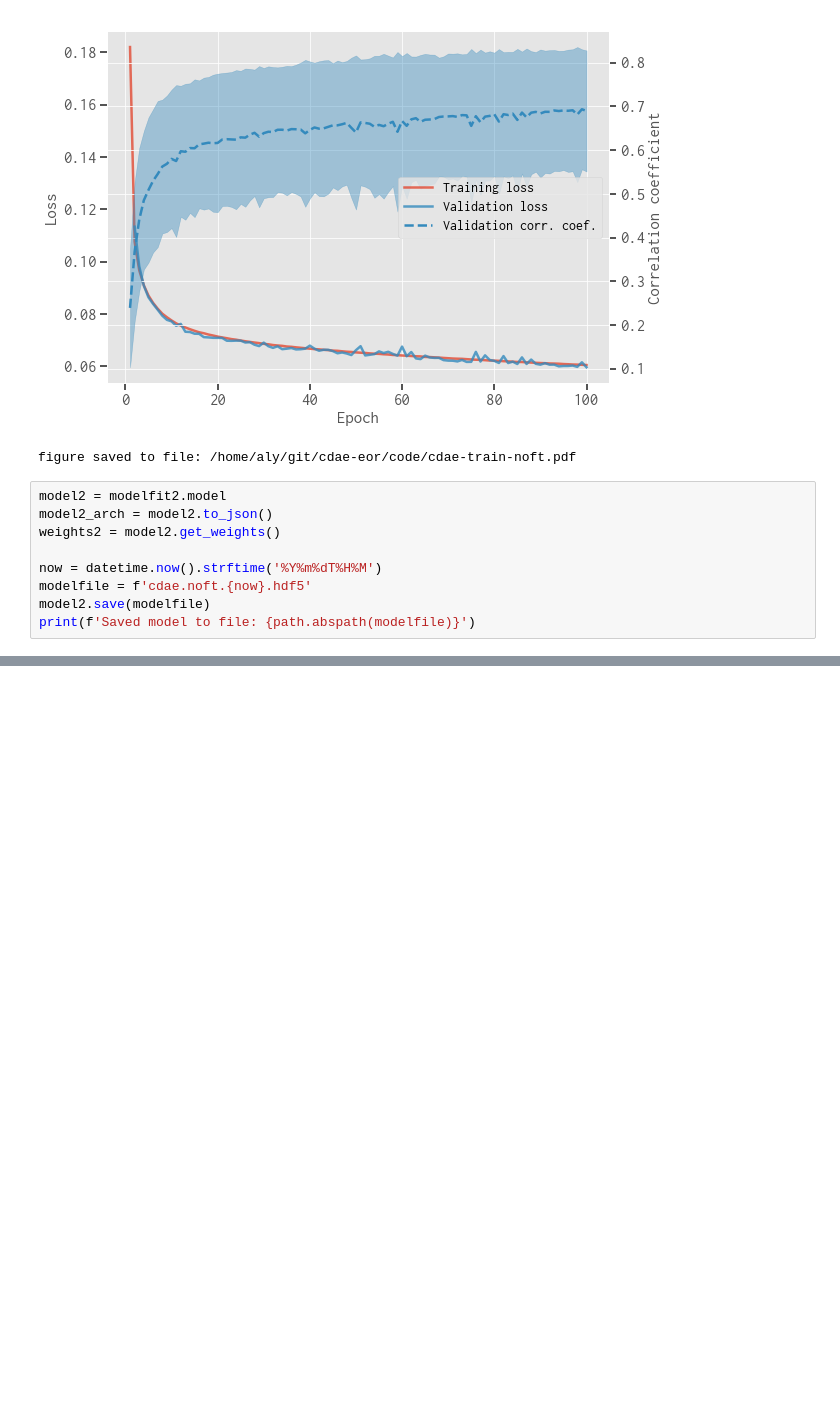
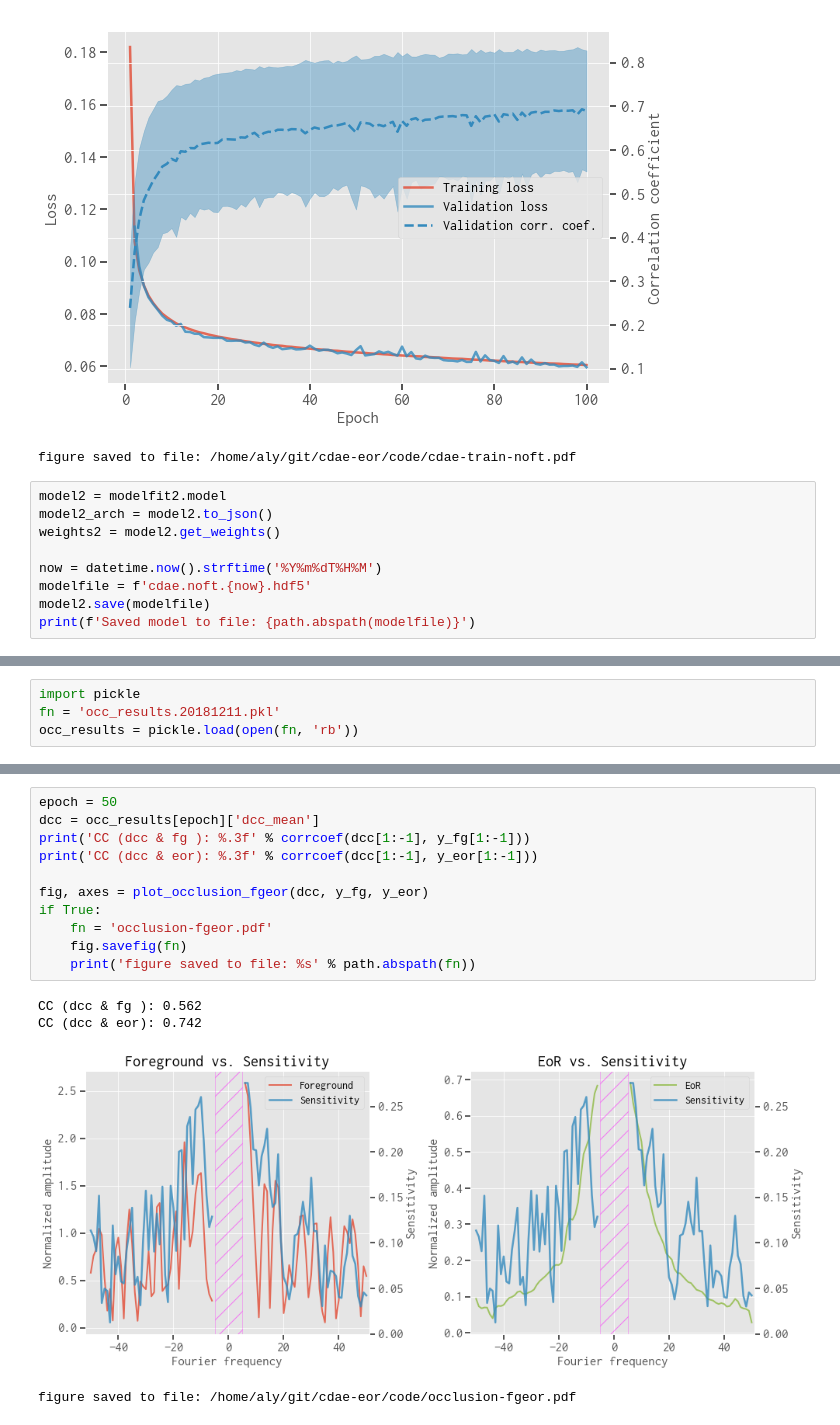
Before and after one commit to liweitianux/cdae-eor, a Jupyter notebook: code/cdae.ipynb, the cells around one changed output, grey strips where cells are left out. Cells and saved outputs as stored; diff of their text form; blank space fills up the shorter version.

```diff
--- a/code/cdae.ipynb
+++ b/code/cdae.ipynb
@@ -1254,0 +1348,4 @@ print(f'Saved model to file: {path.abspath(modelfile)}')
+# %%
+import pickle
+fn = 'occ_results.20181211.pkl'
+occ_results = pickle.load(open(fn, 'rb'))
@@ -1254,0 +1442,16 @@ print(f'Saved model to file: {path.abspath(modelfile)}')
+# %%
+epoch = 50
+dcc = occ_results[epoch]['dcc_mean']
+print('CC (dcc & fg ): %.3f' % corrcoef(dcc[1:-1], y_fg[1:-1]))
+print('CC (dcc & eor): %.3f' % corrcoef(dcc[1:-1], y_eor[1:-1]))
+
+fig, axes = plot_occlusion_fgeor(dcc, y_fg, y_eor)
+if True:
+    fn = 'occlusion-fgeor.pdf'
+    fig.savefig(fn)
+    print('figure saved to file: %s' % path.abspath(fn))
+# %% [output]
+CC (dcc & fg ): 0.562
+CC (dcc & eor): 0.742
+[figure, added]
+figure saved to file: /home/aly/git/cdae-eor/code/occlusion-fgeor.pdf
```
Also changed, not shown: parts of 11 cells of this notebook, 1 other file.
